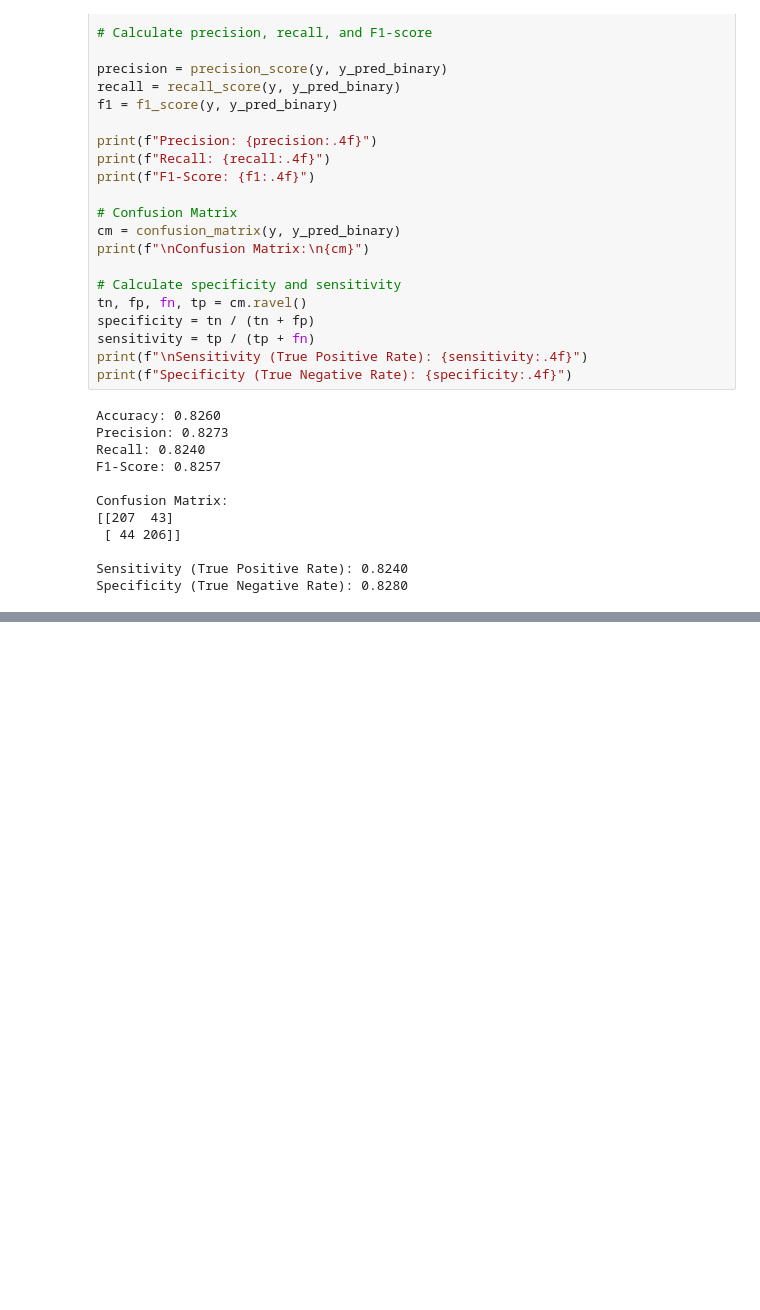
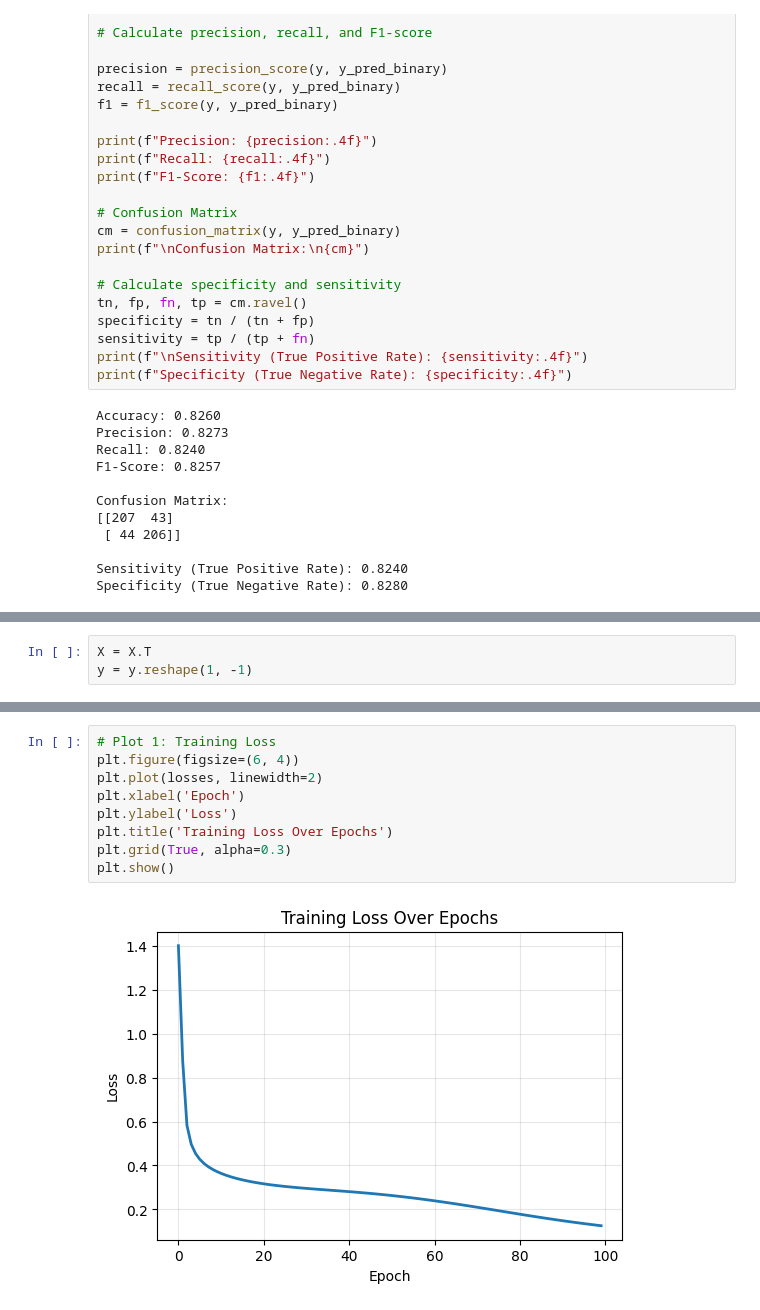
Before and after one commit to yashpundir/Research-Study, a Jupyter notebook: Logistic Regression/deeplearning_ai.ipynb, the cells around one changed output, grey strips where cells are left out. Cells and saved outputs as stored; diff of their text form; blank space fills up the shorter version.

```diff
--- a/Logistic Regression/deeplearning_ai.ipynb
+++ b/Logistic Regression/deeplearning_ai.ipynb
@@ -478,0 +482,3 @@ Specificity (True Negative Rate): 0.8280
+# %%
+X = X.T
+y = y.reshape(1, -1)
@@ -478,0 +559,11 @@ Specificity (True Negative Rate): 0.8280
+# %%
+# Plot 1: Training Loss
+plt.figure(figsize=(6, 4))
+plt.plot(losses, linewidth=2)
+plt.xlabel('Epoch')
+plt.ylabel('Loss')
+plt.title('Training Loss Over Epochs')
+plt.grid(True, alpha=0.3)
+plt.show()
+# %% [output]
+[figure, added]
```
Also changed, not shown: parts of 7 cells of this notebook.
